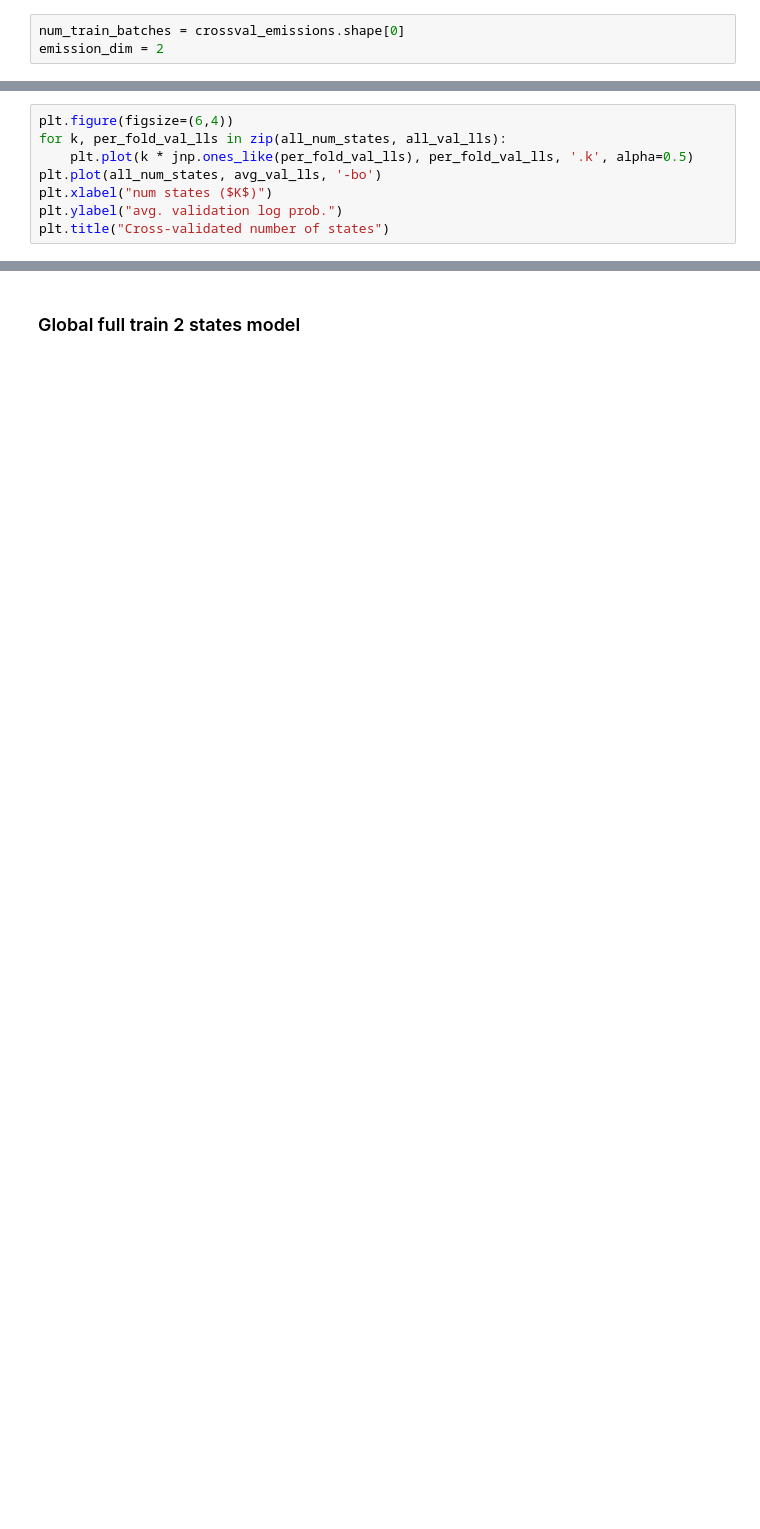
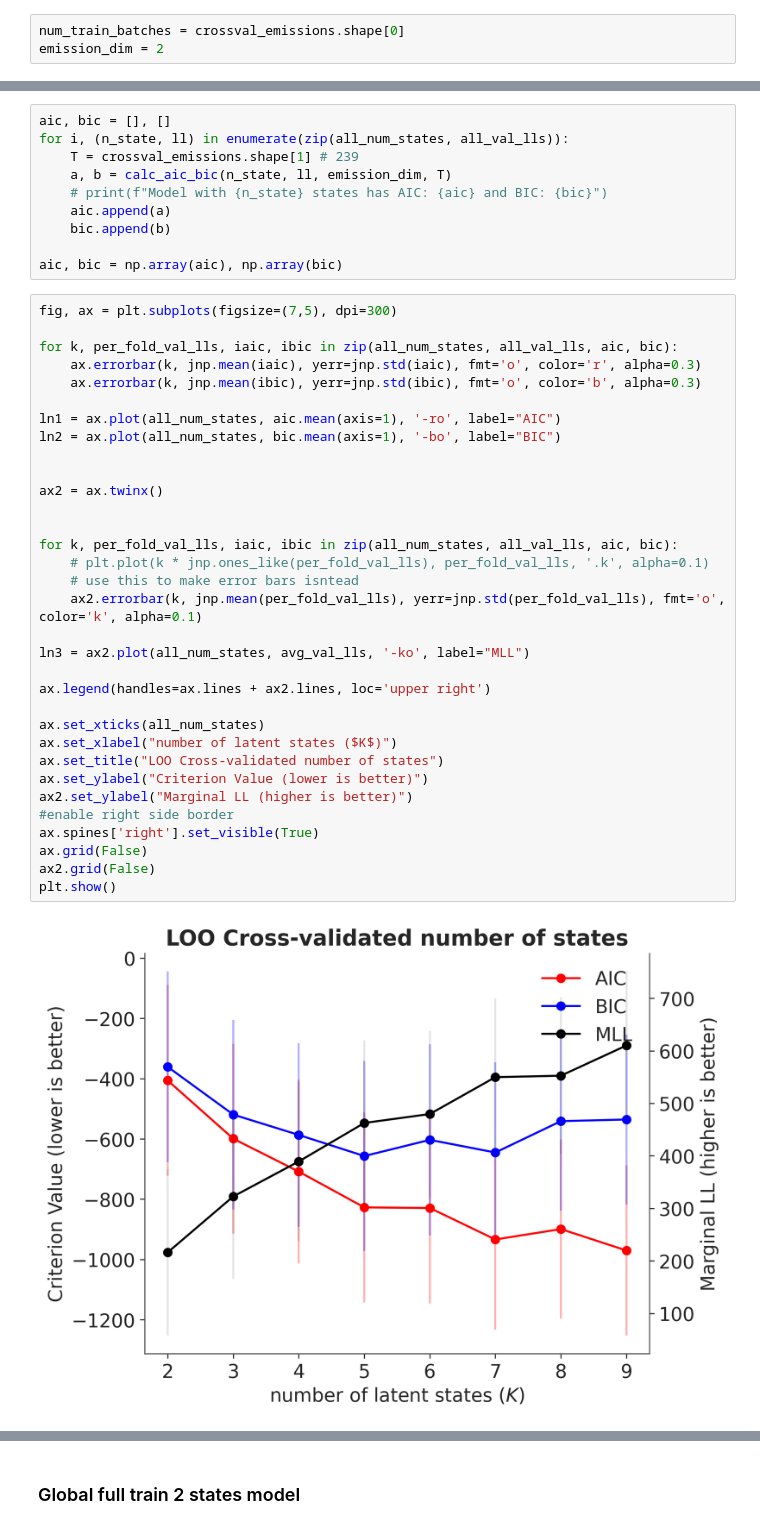
Before and after one commit to NuttidaLab/state_space_analysis, a Jupyter notebook: 05_global_init.ipynb, the cells around one changed output, grey strips where cells are left out. Drawn from its saved outputs; the diff is of its cells as text; blank space fills up the shorter version.

Commit message:
trial model

```diff
--- a/05_global_init.ipynb
+++ b/05_global_init.ipynb
@@ -125,8 +142,0 @@ avg_val_lls, all_val_lls = tuple(zip(*results))
-# %%
-plt.figure(figsize=(6,4))
-for k, per_fold_val_lls in zip(all_num_states, all_val_lls):
-    plt.plot(k * jnp.ones_like(per_fold_val_lls), per_fold_val_lls, '.k', alpha=0.5)
-plt.plot(all_num_states, avg_val_lls, '-bo')
-plt.xlabel("num states ($K$)")
-plt.ylabel("avg. validation log prob.")
-plt.title("Cross-validated number of states")
@@ -132,0 +176,45 @@ plt.title("Cross-validated number of states")
+# %%
+aic, bic = [], []
+for i, (n_state, ll) in enumerate(zip(all_num_states, all_val_lls)):
+    T = crossval_emissions.shape[1] # 239
+    a, b = calc_aic_bic(n_state, ll, emission_dim, T)
+    # print(f"Model with {n_state} states has AIC: {aic} and BIC: {bic}")
+    aic.append(a)
+    bic.append(b)
+
+aic, bic = np.array(aic), np.array(bic)
+# %%
+fig, ax = plt.subplots(figsize=(7,5), dpi=300)
+
+for k, per_fold_val_lls, iaic, ibic in zip(all_num_states, all_val_lls, aic, bic):
+    ax.errorbar(k, jnp.mean(iaic), yerr=jnp.std(iaic), fmt='o', color='r', alpha=0.3)
+    ax.errorbar(k, jnp.mean(ibic), yerr=jnp.std(ibic), fmt='o', color='b', alpha=0.3)
+
+ln1 = ax.plot(all_num_states, aic.mean(axis=1), '-ro', label="AIC")
+ln2 = ax.plot(all_num_states, bic.mean(axis=1), '-bo', label="BIC")
+
+
+ax2 = ax.twinx()
+
+
+for k, per_fold_val_lls, iaic, ibic in zip(all_num_states, all_val_lls, aic, bic):
+    # plt.plot(k * jnp.ones_like(per_fold_val_lls), per_fold_val_lls, '.k', alpha=0.1)
+    # use this to make error bars isntead
+    ax2.errorbar(k, jnp.mean(per_fold_val_lls), yerr=jnp.std(per_fold_val_lls), fmt='o', color='k', alpha=0.1)
+
+ln3 = ax2.plot(all_num_states, avg_val_lls, '-ko', label="MLL")
+
+ax.legend(handles=ax.lines + ax2.lines, loc='upper right')
+
+ax.set_xticks(all_num_states)
+ax.set_xlabel("number of latent states ($K$)")
+ax.set_title("LOO Cross-validated number of states")
+ax.set_ylabel("Criterion Value (lower is better)")
+ax2.set_ylabel("Marginal LL (higher is better)")
+#enable right side border
+ax.spines['right'].set_visible(True)
+ax.grid(False)
+ax2.grid(False)
+plt.show()
+# %% [output]
+[figure, added]
```
Also changed, not shown: parts of 12 cells of this notebook, 8 other files.
